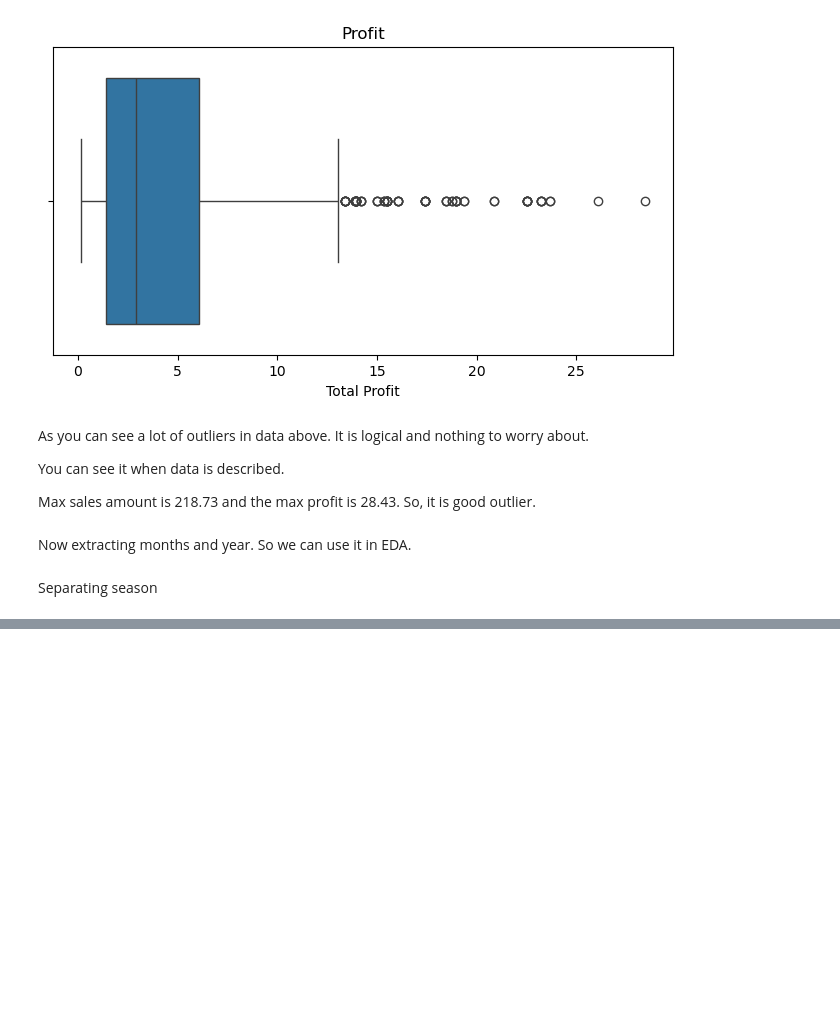
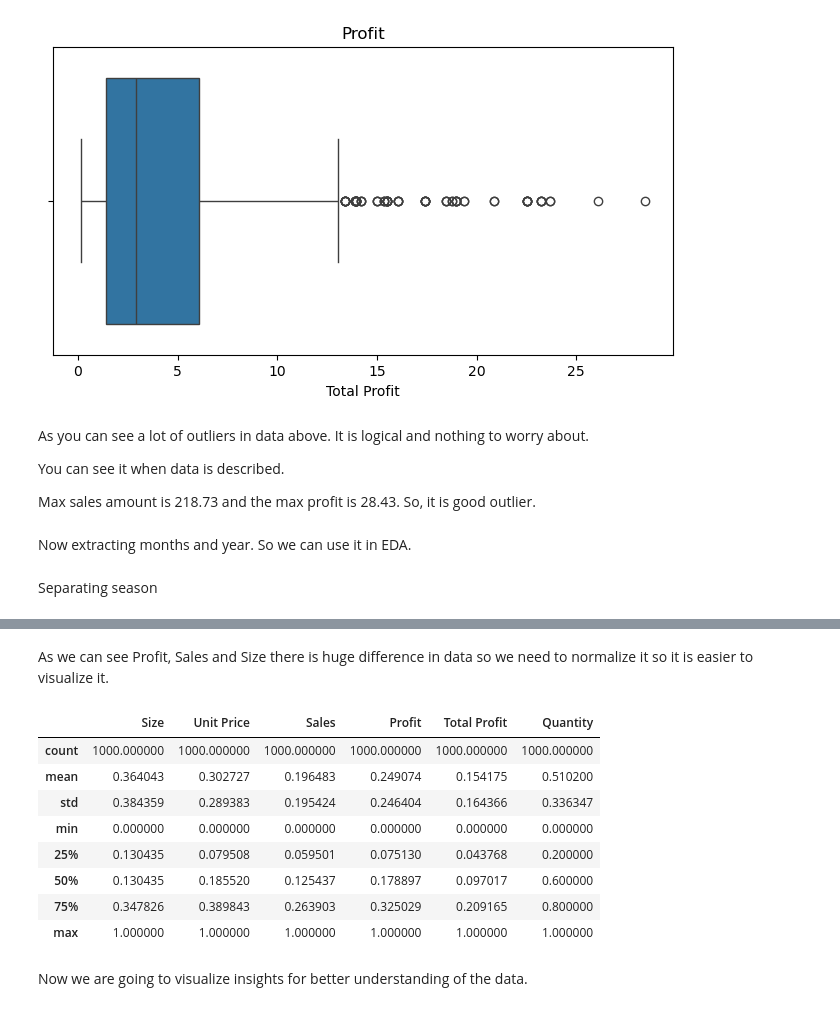
Before and after one commit to Ujjwal-kc/Data-Analysis-Certification-Task, a Jupyter notebook: main.ipynb, the cells around one changed output, grey strips where cells are left out. Drawn from its saved outputs; the diff is of its cells as text; code cells hidden in the pictures; blank space fills up the shorter version.

```diff
--- a/main.ipynb
+++ b/main.ipynb
@@ -475,0 +523,22 @@ sheet_one_data.head()
+# %% [markdown]
+As we can see Profit, Sales and Size there is huge difference in data so we need to normalize it so it is easier to visualize it.
+# %%
+scaler = MinMaxScaler()
+
+cols_to_scale = ['Size', 'Unit Price', 'Sales', 'Profit', 'Total Profit', 'Quantity']
+
+encoded_data[cols_to_scale] = scaler.fit_transform(encoded_data[cols_to_scale])
+
+encoded_data[cols_to_scale].describe()
+# %% [output]
+|  | Size | Unit Price | Sales | Profit | Total Profit | Quantity |
+| count | 1000.000000 | 1000.000000 | 1000.000000 | 1000.000000 | 1000.000000 | 1000.000000 |
+| mean | 0.364043 | 0.302727 | 0.196483 | 0.249074 | 0.154175 | 0.510200 |
+| std | 0.384359 | 0.289383 | 0.195424 | 0.246404 | 0.164366 | 0.336347 |
+| min | 0.000000 | 0.000000 | 0.000000 | 0.000000 | 0.000000 | 0.000000 |
+| 25% | 0.130435 | 0.079508 | 0.059501 | 0.075130 | 0.043768 | 0.200000 |
+| 50% | 0.130435 | 0.185520 | 0.125437 | 0.178897 | 0.097017 | 0.600000 |
+| 75% | 0.347826 | 0.389843 | 0.263903 | 0.325029 | 0.209165 | 0.800000 |
+| max | 1.000000 | 1.000000 | 1.000000 | 1.000000 | 1.000000 | 1.000000 |
+# %% [markdown]
+Now we are going to visualize insights for better understanding of the data.
```
Also changed, not shown: parts of 7 cells of this notebook.
